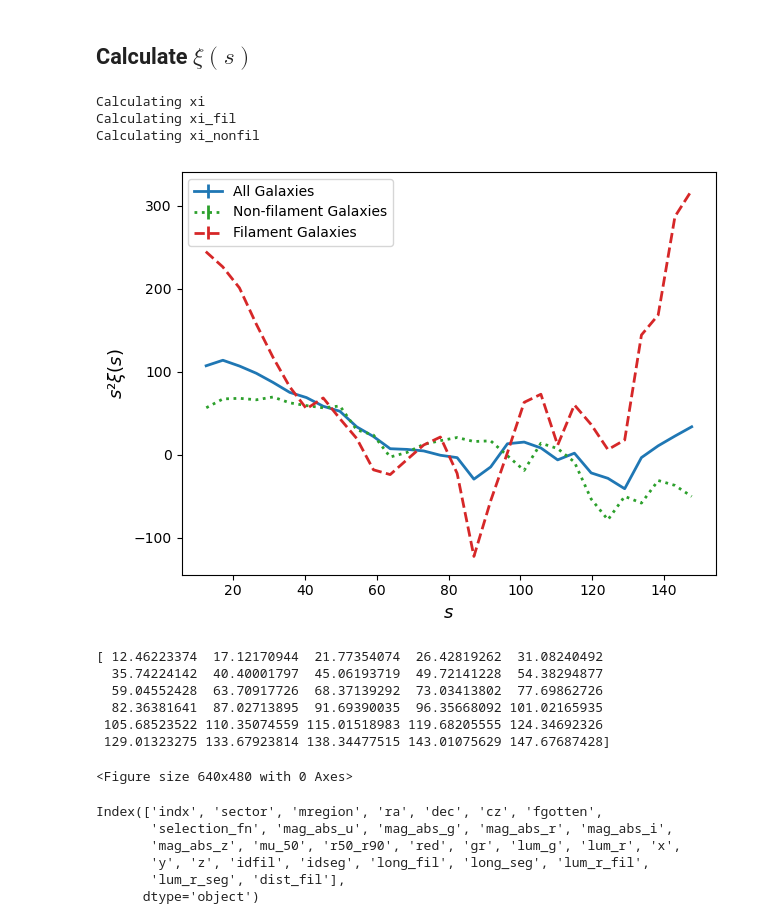
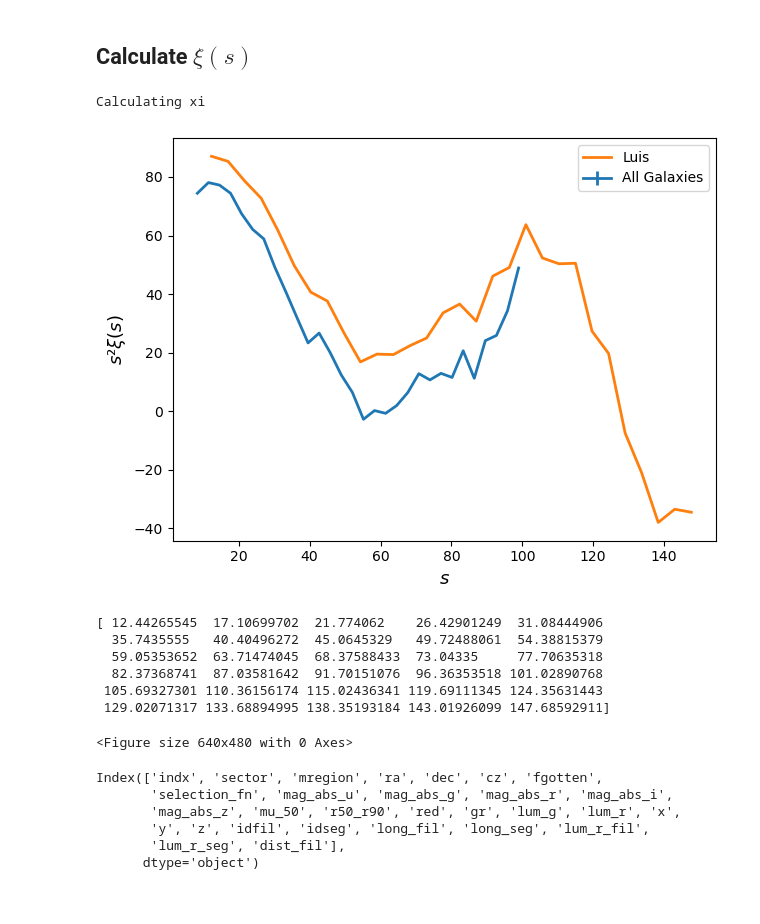
Before and after one commit to FedeDavilaKurban/filbao, a Jupyter notebook: main.ipynb, the cells around one changed output. Cells and saved outputs as stored; diff of their text form; code cells hidden in the pictures.

```diff
--- a/main.ipynb
+++ b/main.ipynb
@@ -24,15 +24,15 @@
 # Parameters
 sample = 'nyu'
 h = 0.6774  # Hubble constant
-zmin, zmax = 0.07, 0.11  # Redshift range
-ran_method = 'poly' # Random redshift generation method
-mag_max = -20.5  # Maximum magnitude
-gr_min = 0
+zmin, zmax = 0.07, 0.2  # Redshift range
+ran_method = 'piecewise' # Random redshift generation method ['random_choice', 'piecewise', 'poly']
+mag_max = -21.2  # Maximum magnitude
+gr_min = 0.8
 deg = 1
 dist_min = 5.
 dist_max = 10.
 nside = 128  # Approx 55 arcmin resolution (adjust as needed)
-nrand_mult = 20 # Nr/Nd
+nrand_mult = 10 # Nr/Nd
 # %%
 def build_cdf_from_line(data, vmin, vmax, num_points=10000):
 
@@ -393,13 +397,13 @@ import treecorr
 from astropy.cosmology import FlatLambdaCDM
 cosmo = FlatLambdaCDM(H0=h*100, Om0=0.3089)
 
-def H(ra, dec, z):
+def H(ra, dec, z, h):
 
   ra  = np.array(ra,  dtype=np.float32)
   dec = np.array(dec, dtype=np.float32)
-  z   = np.array(z,   dtype=np.float32)
+  red   = np.array(z,   dtype=np.float32)
 
-  r = np.float32(cosmo.comoving_distance(z).value)
+  r = np.float32(cosmo.comoving_distance(red).value)*h
   x = r*np.cos(np.deg2rad(ra))*np.cos(np.deg2rad(dec))
   y = r*np.sin(np.deg2rad(ra))*np.cos(np.deg2rad(dec))
   z = r*np.sin(np.deg2rad(dec))
@@ -407,8 +411,8 @@ def H(ra, dec, z):
 
 def calculate_xi(data,randoms,config,sample=None):
 
-  randoms["x"], randoms["y"], randoms["z"] = H(randoms["ra"], randoms["dec"], randoms["red"])
-  data.loc[:, ('x')],data.loc[:, ('y')],data.loc[:, ('z')] = H(data["ra"], data["dec"], data["red"])
+  randoms["x"], randoms["y"], randoms["z"] = H(randoms["ra"], randoms["dec"], randoms["red"], h)
+  data.loc[:, ('x')],data.loc[:, ('y')],data.loc[:, ('z')] = H(data["ra"], data["dec"], data["red"], h)
 
 
   # TreeCorr Catalogues
@@ -440,50 +444,54 @@ print('Calculating xi')
 xi, varxi, s = calculate_xi(cat_sdss_z_mag, random_data, config)
 
 print('Calculating xi_fil')
-xi_fil, varxi_fil, s_fil = calculate_xi(filgxs, random_filgxs, config)
+#xi_fil, varxi_fil, s_fil = calculate_xi(filgxs, random_filgxs, config)
 
 print('Calculating xi_nonfil')
-xi_nonfil, varxi_nonfil, s_nonfil = calculate_xi(nonfilgxs, random_nonfilgxs, config)
+#xi_nonfil, varxi_nonfil, s_nonfil = calculate_xi(nonfilgxs, random_nonfilgxs, config)
 # %% [output]
 Calculating xi
-Calculating xi_fil
-Calculating xi_nonfil
 # %%
 import matplotlib.pyplot as plt
 fslabel = 13
 
+data_luis = pd.read_csv('../data/test.out')
+s1 = data_luis['s']
+xi1 = data_luis['xi']
+
 sig = np.sqrt(varxi)
-sig_nonfil = np.sqrt(varxi_nonfil)
-sig_fil = np.sqrt(varxi_fil)
+#sig_nonfil = np.sqrt(varxi_nonfil)
+#sig_fil = np.sqrt(varxi_fil)
 
 #s = dd.meanr
-plt.errorbar(s, xi*s**2, yerr=sig, color='C00', lw=2, label='All Galaxies')
-plt.errorbar(s_nonfil, xi_nonfil*s_nonfil**2, yerr=sig_nonfil, color='C02', lw=2, label='Non-filament Galaxies', ls=':')
-plt.errorbar(s_fil, xi_fil*s_fil**2, yerr=sig_fil, color='C03', lw=2, label='Filament Galaxies', ls='--')
+plt.errorbar(s*.67, xi*(s*.67)**2, yerr=sig, color='C00', lw=2, label='All Galaxies')
+plt.plot(s1, xi1*(s1)**2, color='C01', lw=2, label='Luis')
+
+#plt.errorbar(s_nonfil, xi_nonfil*s_nonfil**2, yerr=sig_nonfil, color='C02', lw=2, label='Non-filament Galaxies', ls=':')
+#plt.errorbar(s_fil, xi_fil*s_fil**2, yerr=sig_fil, color='C03', lw=2, label='Filament Galaxies', ls='--')
 
 plt.xlabel(r'$s$', fontsize = fslabel)
 plt.ylabel(r'$s²\xi(s)$', fontsize = fslabel)
 
 #plt.xlim(10, 130)
 
 plt.legend()
 
 plt.tight_layout()
 
 plt.show()
 
 print(s)
 
 plotname = f'../plots/xi_s_mag{mag_max}_z{zmin}-{zmax}_distfil{dist_min}-{dist_max}_color{gr_min}.png'
 plt.savefig(plotname)
 # %% [output]
-[figure, old version]
+[figure, new version]
-[ 12.46223374  17.12170944  21.77354074  26.42819262  31.08240492
-  35.74224142  40.40001797  45.06193719  49.72141228  54.38294877
-  59.04552428  63.70917726  68.37139292  73.03413802  77.69862726
-  82.36381641  87.02713895  91.69390035  96.35668092 101.02165935
- 105.68523522 110.35074559 115.01518983 119.68205555 124.34692326
- 129.01323275 133.67923814 138.34477515 143.01075629 147.67687428]
+[ 12.44265545  17.10699702  21.774062    26.42901249  31.08444906
+  35.7435555   40.40496272  45.0645329   49.72488061  54.38815379
+  59.05353652  63.71474045  68.37588433  73.04335     77.70635318
+  82.37368741  87.03581642  91.70151076  96.36353518 101.02890768
+ 105.69327301 110.36156174 115.02436341 119.69111345 124.35631443
+ 129.02071317 133.68894995 138.35193184 143.01926099 147.68592911]
 <Figure size 640x480 with 0 Axes>
 # %%
 cat_sdss_z_mag.keys()
```
Also changed, not shown: parts of 10 cells of this notebook.
